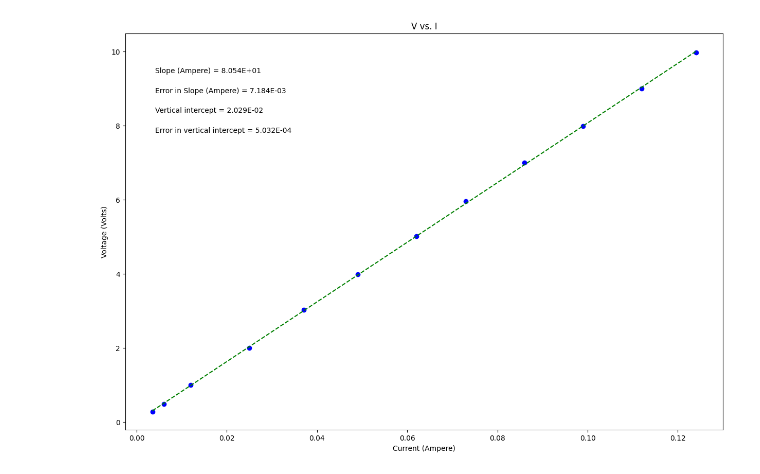
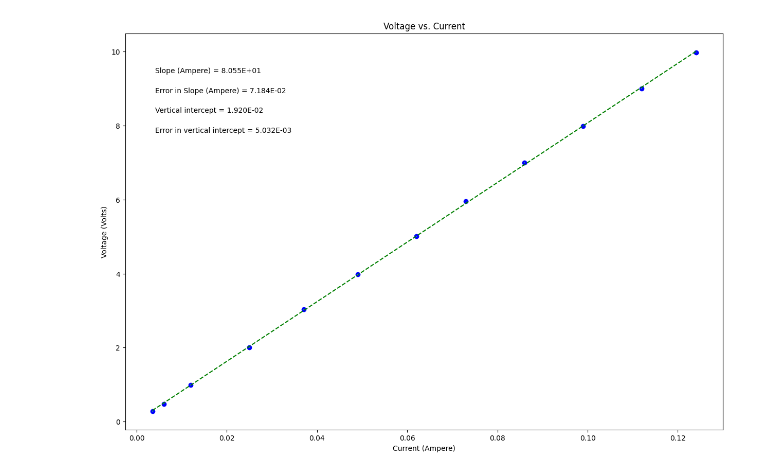
Before and after one commit to JamesHoenstine/PHSX216N.01_2024, a Jupyter notebook: PHSXlab_plotting_template_(1).ipynb, the cells around one changed output. Drawn from its saved outputs; the diff is of its cells as text; code cells hidden in the pictures.

```diff
--- a/PHSXlab_plotting_template_(1).ipynb
+++ b/PHSXlab_plotting_template_(1).ipynb
@@ -21,9 +21,9 @@ import matplotlib.pyplot as plt
 
 xvariable_current = np.array([.0035,.006,.012,.025,.037,.049,.062,.073,.086,.099,.112,.124])
 
-yvariable_voltage = np.array([.28,.48,.995,2,3.03,3.98,5.01,5.96,7,7.99,9,9.97])
+yvariable_voltage = np.array([.28,.48,.99,2,3.03,3.98,5.01,5.96,7,7.99,9,9.97])
 
-err_yvariable_voltage = np.array([0.001,.001,.001,.001,.001,.001,.001,.001,.001,.001,.001,.001])
+err_yvariable_voltage = np.array([0.01,.01,.01,.01,.01,.01,.01,.01,.01,.01,.01,.01])
 
 
 
@@ -37,7 +37,7 @@ dy = err_yvariable_voltage        #this should be your error in y array
 
 #UPDATE EACH OF THESE 4 STRINGS FOR YOUR PLOT LABELS AS YOU WANT THEM TO APPEAR
 
-plot_title= 'V vs. I'
+plot_title= 'Voltage vs. Current'
 x_label= 'Current (Ampere)'
 y_label= 'Voltage (Volts)'
 slope_units= 'Ampere'
@@ -92,31 +92,31 @@ elif annotation_placement==3 or annotation_placement==4:
 #Don't need to change anything in this section!
 
 #Plot data on graph. Plot error bars and place values for slope,
 #error in slope, and vertical intercept (plus error) on the plot using "annotate"
 
 plt.figure(figsize=(15,10))
 
 plt.plot(x, fit, color='green', linestyle='--')
 plt.scatter(x, y, color='blue', marker='o')
 
 plt.xlabel(x_label)
 plt.ylabel(y_label)
 plt.title(plot_title)
 
 plt.errorbar(x, y, yerr=dy, xerr=None, fmt="none") #don't need to plot x error bars
 
 plt.annotate('Slope ({}) = {value:.{digits}E}'.format(slope_units,value=m, digits=3),
              (xpos, ypos[0]), xycoords='axes fraction')
 
 plt.annotate('Error in Slope ({}) = {value:.{digits}E}'.format(slope_units,value=dm, digits=3),
              (xpos, ypos[1]), xycoords='axes fraction')
 
 plt.annotate('Vertical intercept = {value:.{digits}E}'.format(value=b, digits=3),
              (xpos, ypos[2]), xycoords='axes fraction')
 
 plt.annotate('Error in vertical intercept = {value:.{digits}E}'.format(value=db, digits=3),
              (xpos, ypos[3]), xycoords='axes fraction')
 
 plt.show()
 # %% [output]
-[figure, old version]
+[figure, new version]
```
